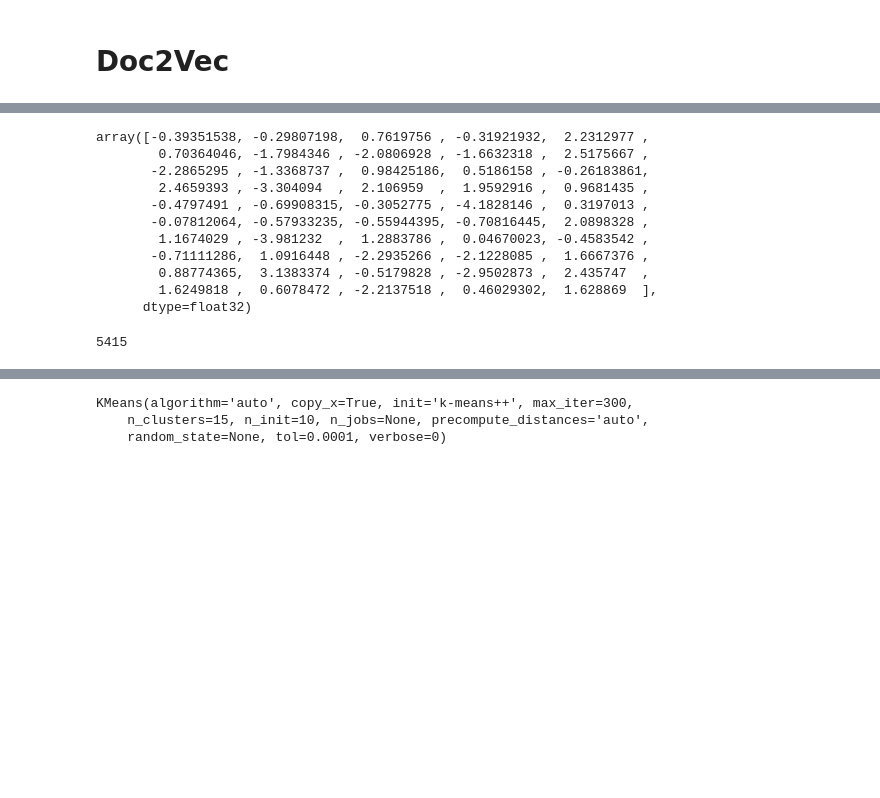
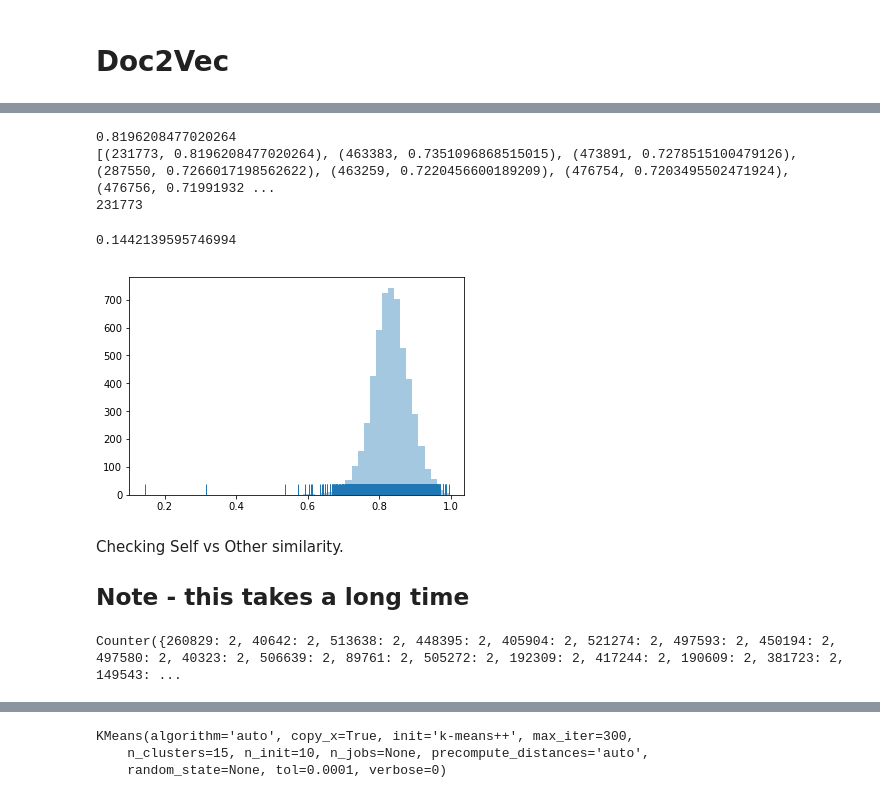
Before and after one commit to HSV-AI/bug-analysis, a Jupyter notebook: Doc2Vec.ipynb, the cells around one changed output, grey strips where cells are left out. Cells and saved outputs as stored; diff of their text form; code cells hidden in the pictures; blank space fills up the shorter version.

```diff
--- a/Doc2Vec.ipynb
+++ b/Doc2Vec.ipynb
@@ -65,9 +59,8 @@ def tokenize(text):
 # %% [markdown]
 # Doc2Vec
 # %%
-import gensim
 def read_corpus():
   for i, row in df.iterrows():
-    yield gensim.models.doc2vec.TaggedDocument(tokenize(row['text']), [row['id']])
+    yield gensim.models.doc2vec.TaggedDocument(tokenize_spacy(row['text']), [row['id']])
 
 train_corpus = list(read_corpus())
@@ -79,0 +67,7 @@ TaggedDocument(['import', 'exist', 'metamodel', 'as', 'well', 'as', 'to', 'be',
+# %%
+doc_id = random.randint(0, len(train_corpus) - 1)
+doc = train_corpus[doc_id]
+tag = doc.tags[0]
+print(tag,doc.words)
+text = df.iloc[doc_id]['text']
+print('\n',text)
@@ -104,23 +120,16 @@ model.docvecs.most_similar(231773)
-# %%
-text = df.iloc[0,:]['text']
-model.infer_vector(text)
-# %% [output]
-array([-0.39351538, -0.29807198,  0.7619756 , -0.31921932,  2.2312977 ,
-        0.70364046, -1.7984346 , -2.0806928 , -1.6632318 ,  2.5175667 ,
-       -2.2865295 , -1.3368737 ,  0.98425186,  0.5186158 , -0.26183861,
-        2.4659393 , -3.304094  ,  2.106959  ,  1.9592916 ,  0.9681435 ,
-       -0.4797491 , -0.69908315, -0.3052775 , -4.1828146 ,  0.3197013 ,
-       -0.07812064, -0.57933235, -0.55944395, -0.70816445,  2.0898328 ,
-        1.1674029 , -3.981232  ,  1.2883786 ,  0.04670023, -0.4583542 ,
-       -0.71111286,  1.0916448 , -2.2935266 , -2.1228085 ,  1.6667376 ,
-        0.88774365,  3.1383374 , -0.5179828 , -2.9502873 ,  2.435747  ,
-        1.6249818 ,  0.6078472 , -2.2137518 ,  0.46029302,  1.628869  ],
-      dtype=float32)
-# %%
-X = []
-for index, row in df.iterrows():
-    X.append(model.infer_vector(row['text']))
-
-print(len(X))
-# %% [output]
-5415
+# %%
+from scipy import spatial
+
+text1 = df.iloc[0,:]['text']
+text2 = tokenize_spacy(text1)
+vector = model.infer_vector(text2)
+result = 1 - spatial.distance.cosine(model.docvecs[231773], vector)
+print(result)
+
+similar = model.docvecs.most_similar([vector])
+print(similar)
+print(df.iloc[0,2])
+# %% [output]
+0.8196208477020264
+[(231773, 0.8196208477020264), (463383, 0.7351096868515015), (473891, 0.7278515100479126), (287550, 0.7266017198562622), (463259, 0.7220456600189209), (476754, 0.7203495502471924), (476756, 0.71991932 ...
+231773
@@ -126,0 +143,10 @@ print(len(X))
+# %%
+sns.distplot(similarities, kde=False, rug=True)
+print(min(similarities))
+# %% [output]
+0.1442139595746994
+[figure, added]
+# %% [markdown]
+Checking Self vs Other similarity.
+
+## Note - this takes a long time
@@ -126,0 +163,5 @@ print(len(X))
+# %%
+counter = collections.Counter(ranks)
+print(counter)
+# %% [output]
+Counter({260829: 2, 40642: 2, 513638: 2, 448395: 2, 405904: 2, 521274: 2, 497593: 2, 450194: 2, 497580: 2, 40323: 2, 506639: 2, 89761: 2, 505272: 2, 192309: 2, 417244: 2, 190609: 2, 381723: 2, 149543: ...
```
Also changed, not shown: parts of 26 cells of this notebook.
